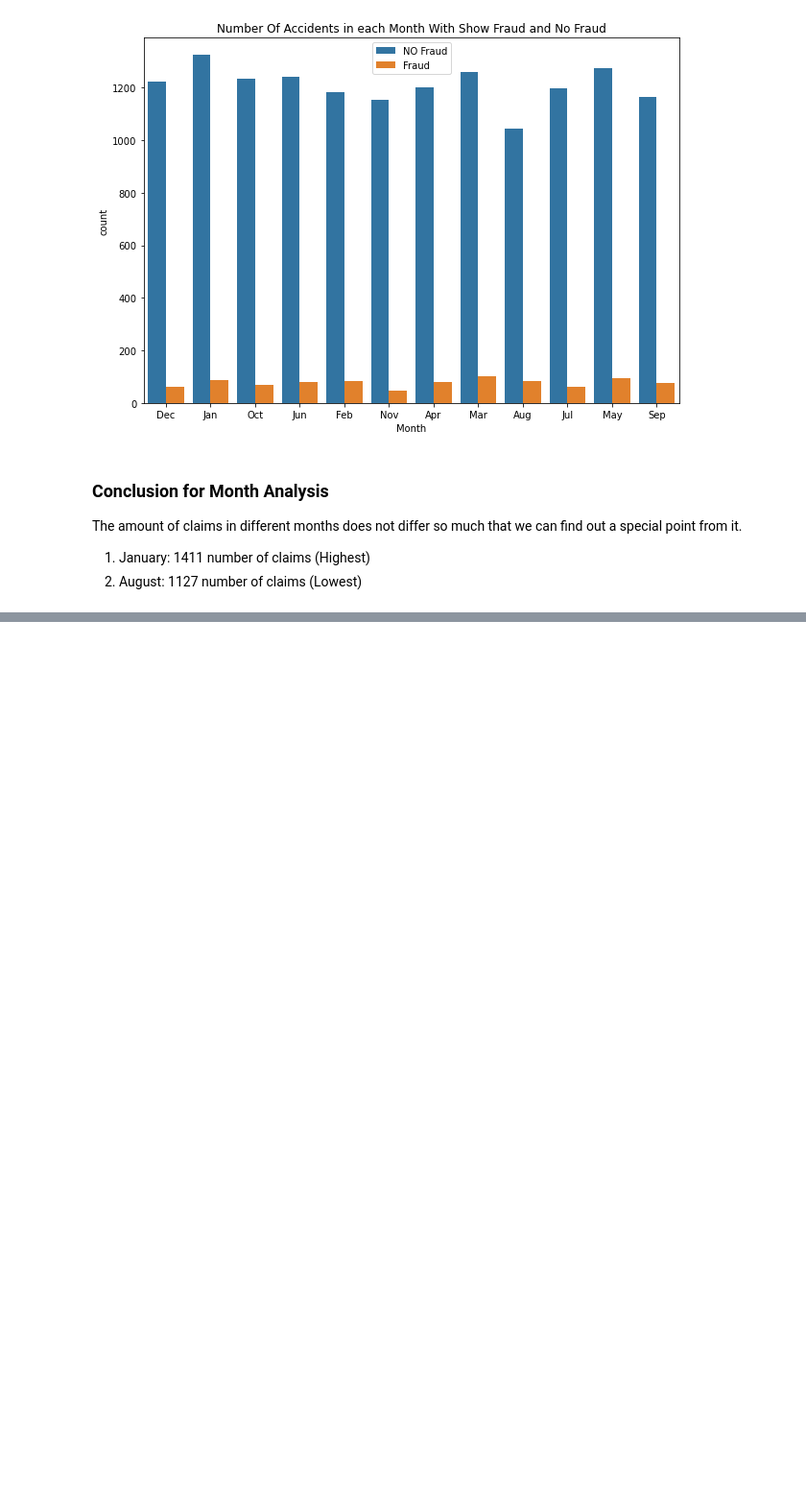
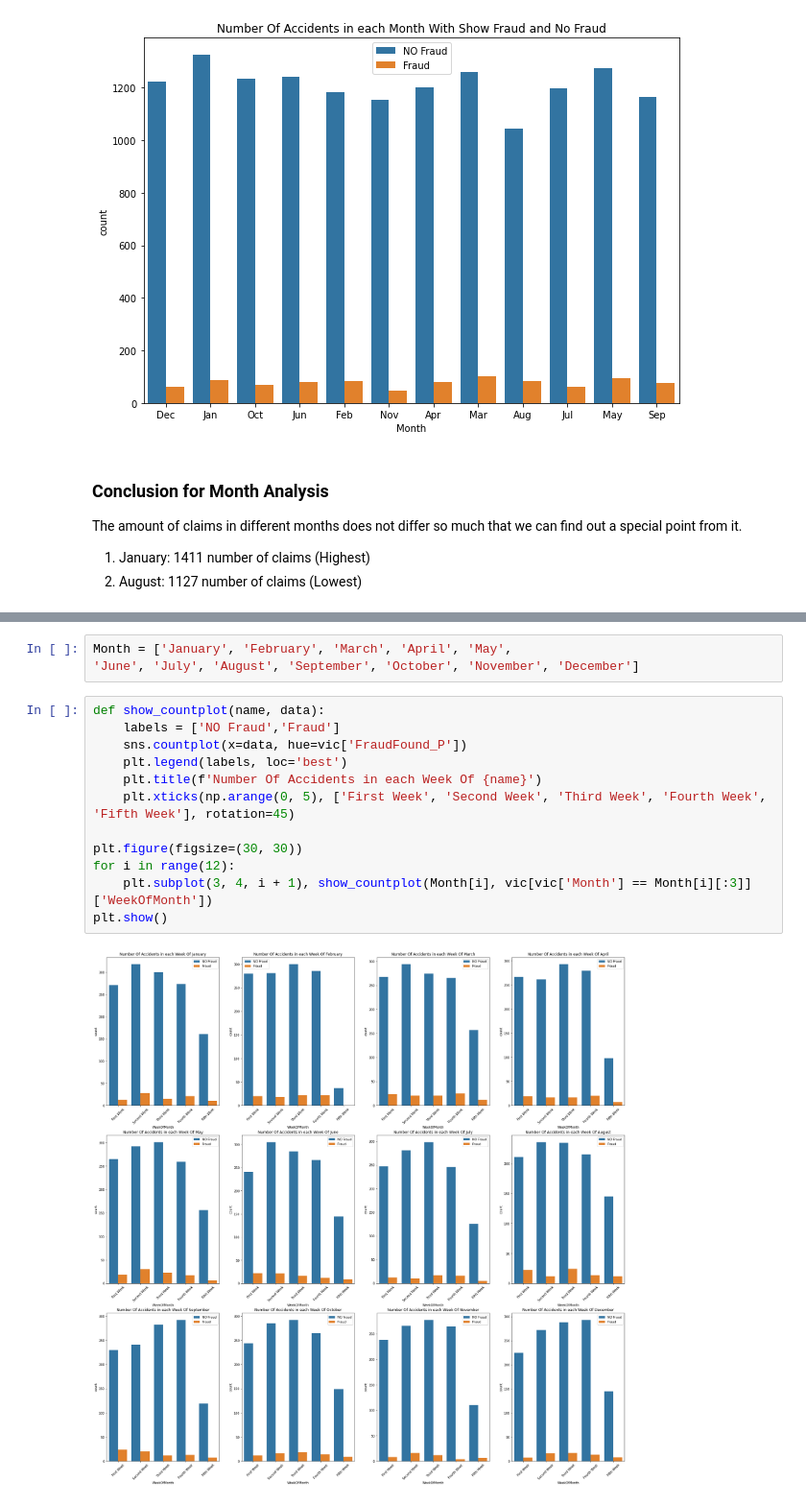
Before and after one commit to MohammadRouintan/Vehicle-Insurance-Claim-Fraud-Detection-Classification, a Jupyter notebook: Vehicle Insurance.ipynb, the cells around one changed output, grey strips where cells are left out. Shown: that part at 96% size. Drawn from its saved outputs; the diff is of its cells as text; blank space fills up the shorter version.

```diff
--- a/Vehicle Insurance.ipynb
+++ b/Vehicle Insurance.ipynb
@@ -283,0 +384,17 @@ The amount of claims in different months does not differ so much that we can fin
+# %%
+Month = ['January', 'February', 'March', 'April', 'May',
+'June', 'July', 'August', 'September', 'October', 'November', 'December']
+# %%
+def show_countplot(name, data):
+    labels = ['NO Fraud','Fraud']
+    sns.countplot(x=data, hue=vic['FraudFound_P'])
+    plt.legend(labels, loc='best')
+    plt.title(f'Number Of Accidents in each Week Of {name}')
+    plt.xticks(np.arange(0, 5), ['First Week', 'Second Week', 'Third Week', 'Fourth Week', 'Fifth Week'], rotation=45)
+
+plt.figure(figsize=(30, 30))
+for i in range(12):
+    plt.subplot(3, 4, i + 1), show_countplot(Month[i], vic[vic['Month'] == Month[i][:3]]['WeekOfMonth'])
+plt.show()
+# %% [output]
+[figure, added]
```
Also changed, not shown: parts of 10 cells of this notebook.
